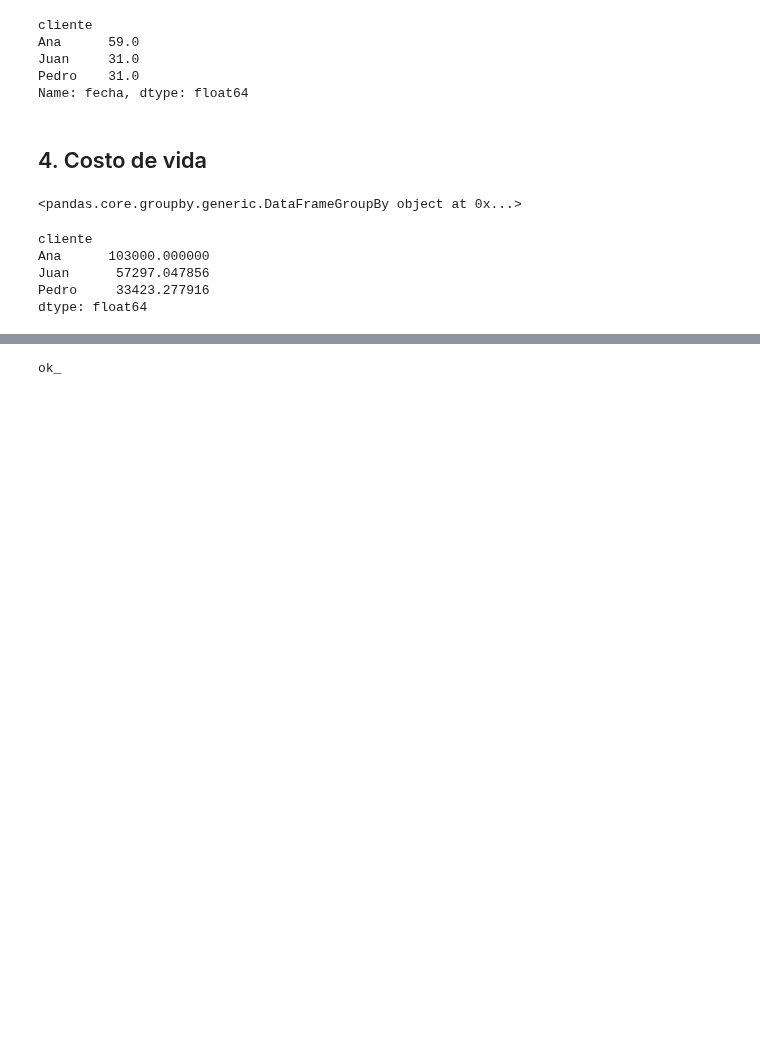
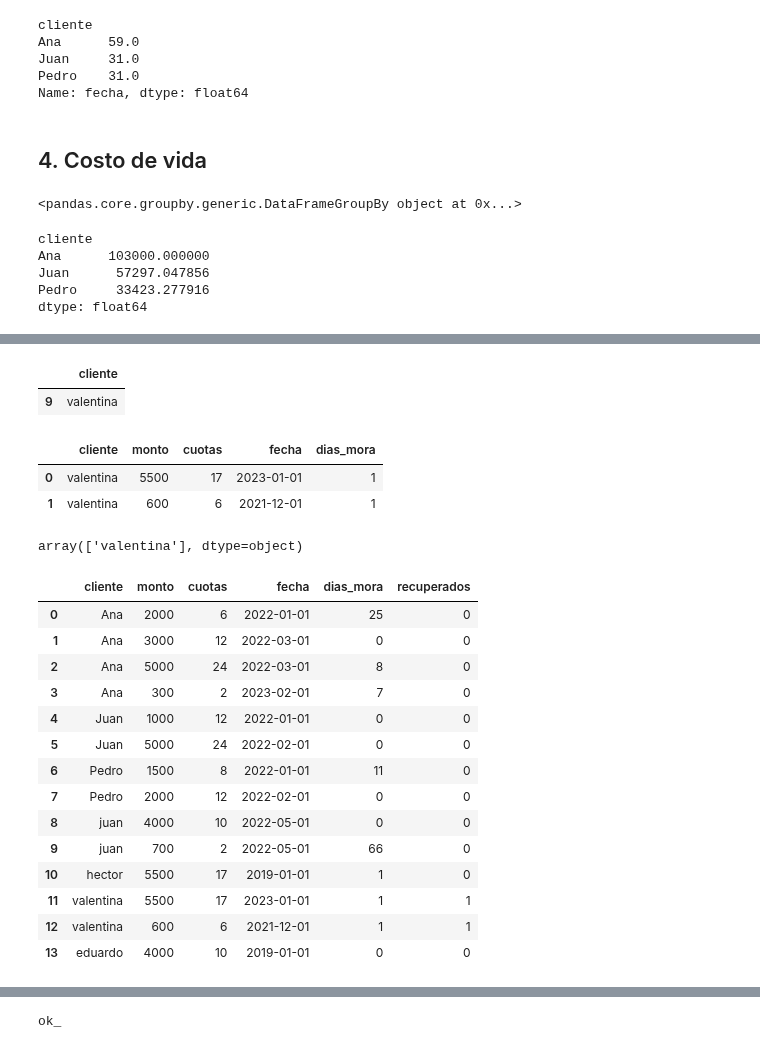
Before and after one commit to oecorrechag/Home-functions, a Jupyter notebook: agrupaciones/compras.ipynb, the cells around one changed output, grey strips where cells are left out. Cells and saved outputs as stored; diff of their text form; code cells hidden in the pictures; blank space fills up the shorter version.

Commit message:
se agrego fltros por caracteristicas de compra

```diff
--- a/agrupaciones/compras.ipynb
+++ b/agrupaciones/compras.ipynb
@@ -194,0 +430,3 @@ dtype: float64
+# %%
+ultimas_fechas = ventas_por_cliente.apply(lambda x: x['fecha'].tail(2))
+ultimas_fechas
@@ -194,0 +446,41 @@ dtype: float64
+# %%
+diferencias = ultimas_fechas.groupby('cliente').diff()
+diferencias = diferencias.reset_index()
+diferencias['fecha'] = diferencias['fecha'].dt.days
+clientes_seleccionados = diferencias[diferencias['fecha'] <= -365]
+clientes_seleccionados = clientes_seleccionados[['cliente']]
+clientes_seleccionados
+# %% [output]
+|  | cliente |
+| 9 | valentina |
+# %%
+clientes_seleccionados = ventas_ultimo_anio.merge(clientes_seleccionados, on='cliente')
+clientes_seleccionados
+# %% [output]
+|  | cliente | monto | cuotas | fecha | dias_mora |
+| 0 | valentina | 5500 | 17 | 2023-01-01 | 1 |
+| 1 | valentina | 600 | 6 | 2021-12-01 | 1 |
+# %%
+clientes_recuperados = clientes_seleccionados['cliente'].unique()
+clientes_recuperados
+# %% [output]
+array(['valentina'], dtype=object)
+# %%
+compras['recuperados'] = np.where(compras['cliente'].isin(clientes_recuperados), 1, 0)
+compras
+# %% [output]
+|  | cliente | monto | cuotas | fecha | dias_mora | recuperados |
+| 0 | Ana | 2000 | 6 | 2022-01-01 | 25 | 0 |
+| 1 | Ana | 3000 | 12 | 2022-03-01 | 0 | 0 |
+| 2 | Ana | 5000 | 24 | 2022-03-01 | 8 | 0 |
+| 3 | Ana | 300 | 2 | 2023-02-01 | 7 | 0 |
+| 4 | Juan | 1000 | 12 | 2022-01-01 | 0 | 0 |
+| 5 | Juan | 5000 | 24 | 2022-02-01 | 0 | 0 |
+| 6 | Pedro | 1500 | 8 | 2022-01-01 | 11 | 0 |
+| 7 | Pedro | 2000 | 12 | 2022-02-01 | 0 | 0 |
+| 8 | juan | 4000 | 10 | 2022-05-01 | 0 | 0 |
+| 9 | juan | 700 | 2 | 2022-05-01 | 66 | 0 |
+| 10 | hector | 5500 | 17 | 2019-01-01 | 1 | 0 |
+| 11 | valentina | 5500 | 17 | 2023-01-01 | 1 | 1 |
+| 12 | valentina | 600 | 6 | 2021-12-01 | 1 | 1 |
+| 13 | eduardo | 4000 | 10 | 2019-01-01 | 0 | 0 |
```
Also changed, not shown: parts of 31 cells of this notebook.
